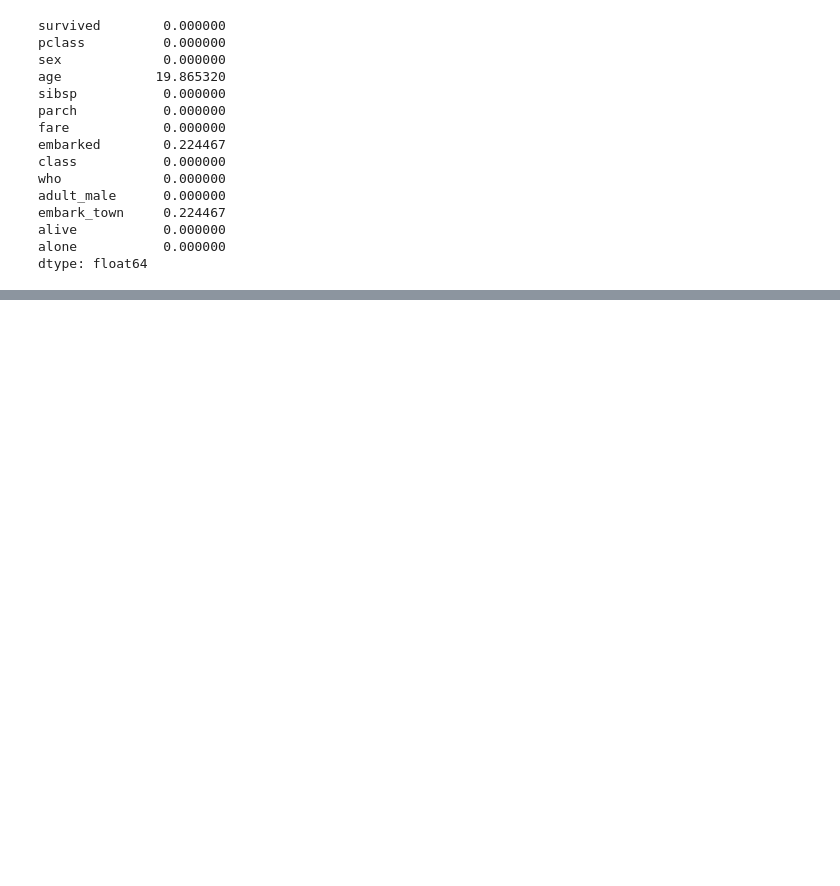
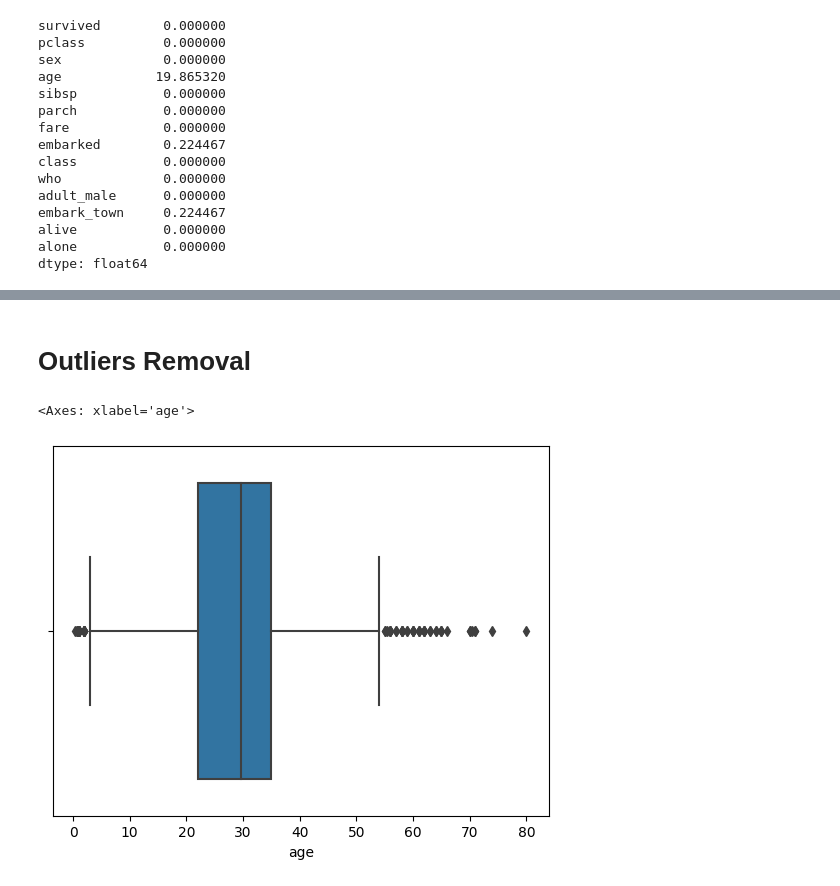
Before and after one commit to mursaleen-sengr/Data_Wrangling, a Jupyter notebook: datawrangling.ipynb, the cells around one changed output, grey strips where cells are left out. Saved outputs shown, nothing was run; the diff lists cells and outputs as text; code cells hidden in the pictures; blank space fills up the shorter version.

```diff
--- a/datawrangling.ipynb
+++ b/datawrangling.ipynb
@@ -140,0 +176,2 @@ df['age'] = df['age'].fillna(df['age'].mean())
+# %%
+df.drop(columns='deck', inplace=True)
@@ -140,0 +196,2 @@ df['age'] = df['age'].fillna(df['age'].mean())
+# %%
+df['embarked'] = df['embarked'].fillna(df['embarked'].mode()[0])
@@ -140,0 +216,2 @@ df['age'] = df['age'].fillna(df['age'].mean())
+# %%
+df['embark_town'] = df['embark_town'].fillna(df['embark_town'].mode()[0])
@@ -140,0 +236,9 @@ df['age'] = df['age'].fillna(df['age'].mean())
+# %% [markdown]
+# Outliers Removal
+# %%
+#By Visualizing the data
+import seaborn as sns
+sns.boxplot(data=df, x='age')
+# %% [output]
+<Axes: xlabel='age'>
+[figure, added]
```
Also changed, not shown: parts of 5 cells of this notebook, 1 other file.
